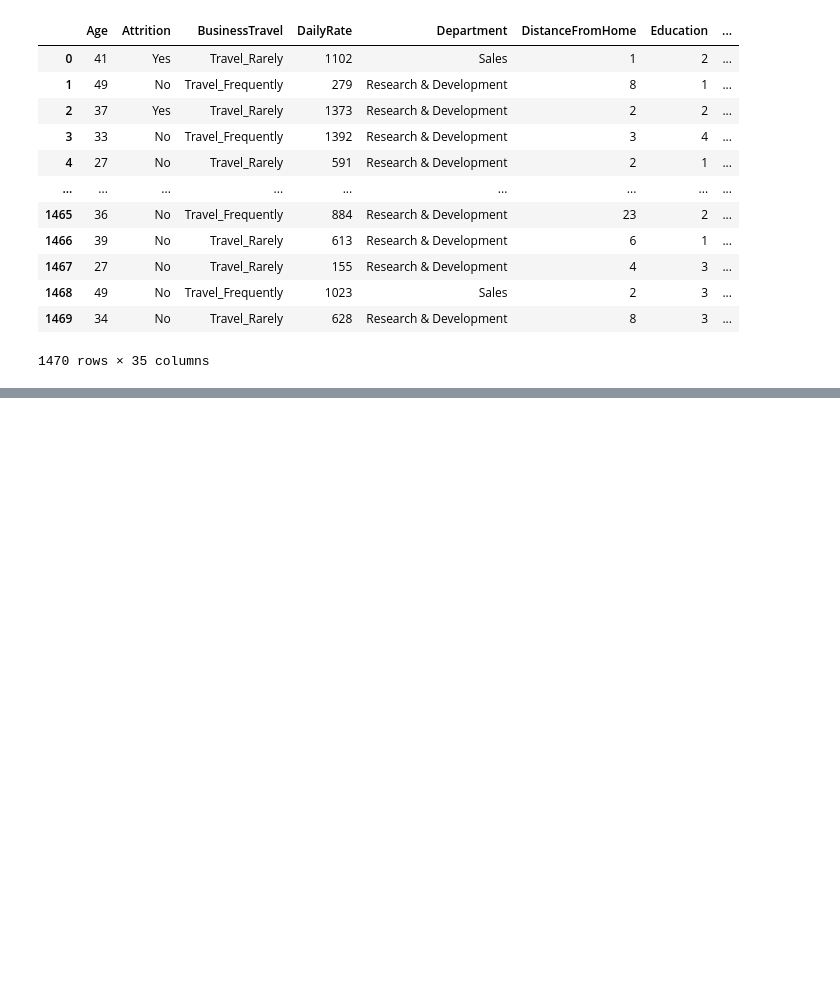
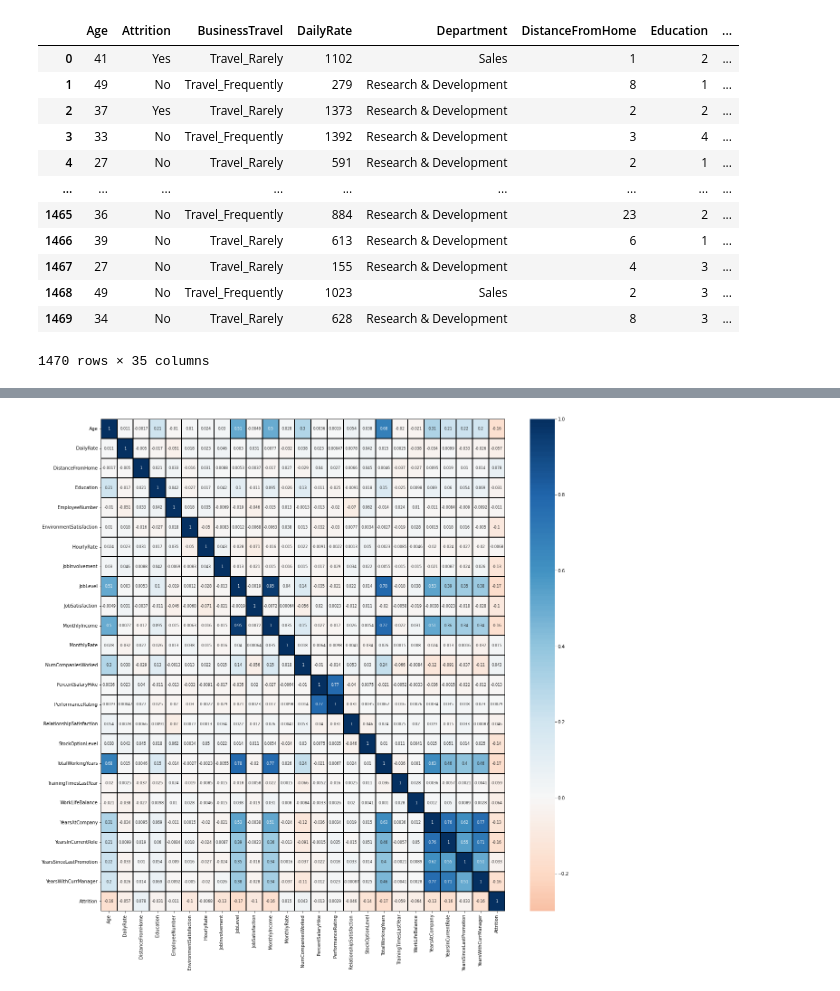
Before and after one commit to Wincenttjoi/employee-data-visualization, a Jupyter notebook: DAO2702code.ipynb, the cells around one changed output, grey strips where cells are left out. Saved outputs shown, nothing was run; the diff lists cells and outputs as text; code cells hidden in the pictures; blank space fills up the shorter version.

```diff
--- a/DAO2702code.ipynb
+++ b/DAO2702code.ipynb
@@ -67,0 +70,7 @@ result.head(5)
+# %%
+df_numerical['Attrition'] = df_numerical['Attrition'].astype(float)
+corr_table = df_numerical.corr()
+# drop na values
+corr_table.drop(labels=['EmployeeCount', 'StandardHours'], inplace=True)
+corr_table.drop(labels=['EmployeeCount', 'StandardHours'], axis=1, inplace=True)
+corr_table
@@ -67,0 +236,14 @@ result.head(5)
+# %%
+plt.figure(figsize=(20,20))
+sns.heatmap(corr_table,
+            annot=True,
+            cmap="RdBu",
+            center=0,
+            annot_kws={"size":8},
+            vmin=-0.3,
+            vmax=1,
+            linewidth=1,
+            linecolor='black')
+plt.show()
+# %% [output]
+[figure, added]
```
Also changed, not shown: parts of 9 cells of this notebook.
